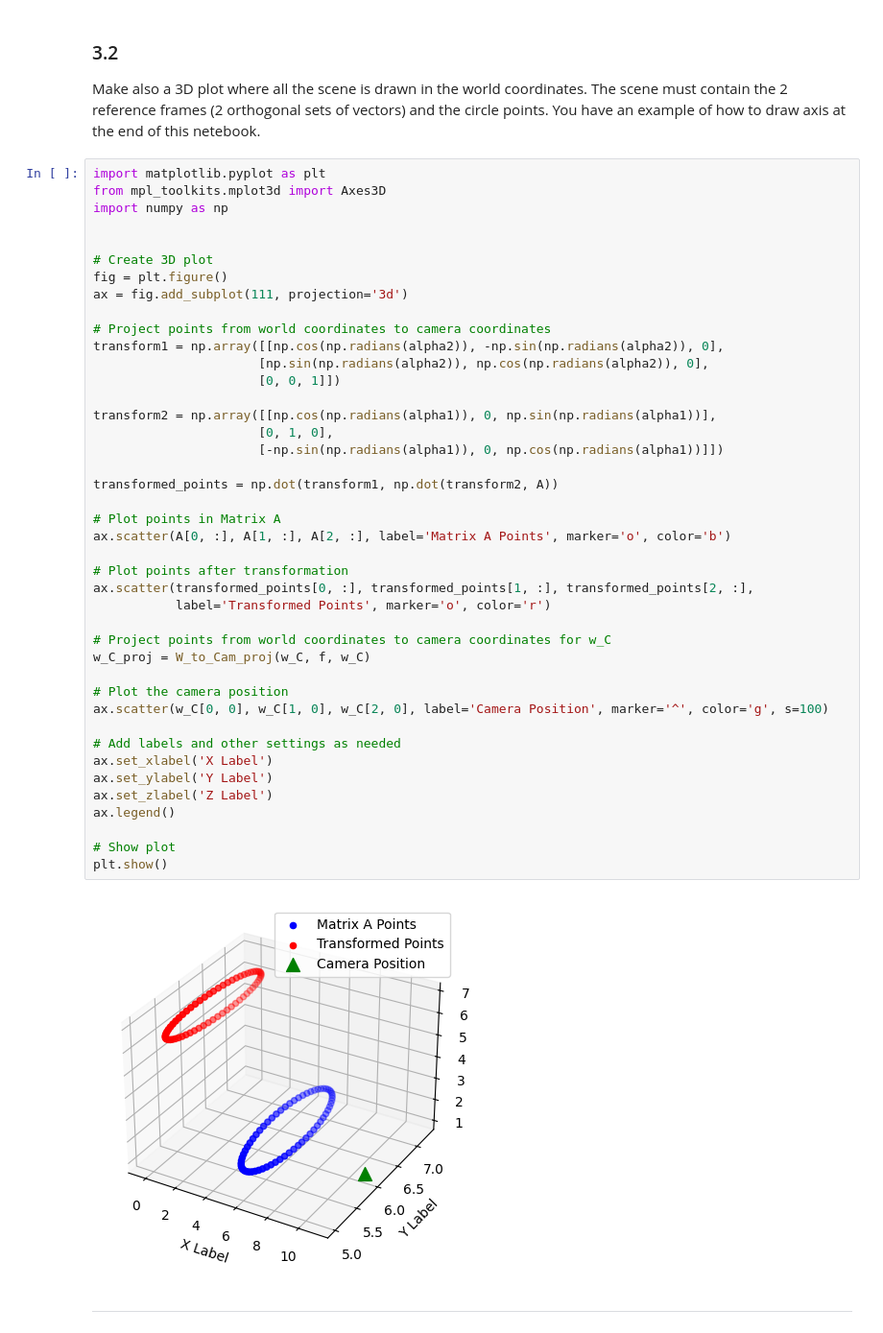
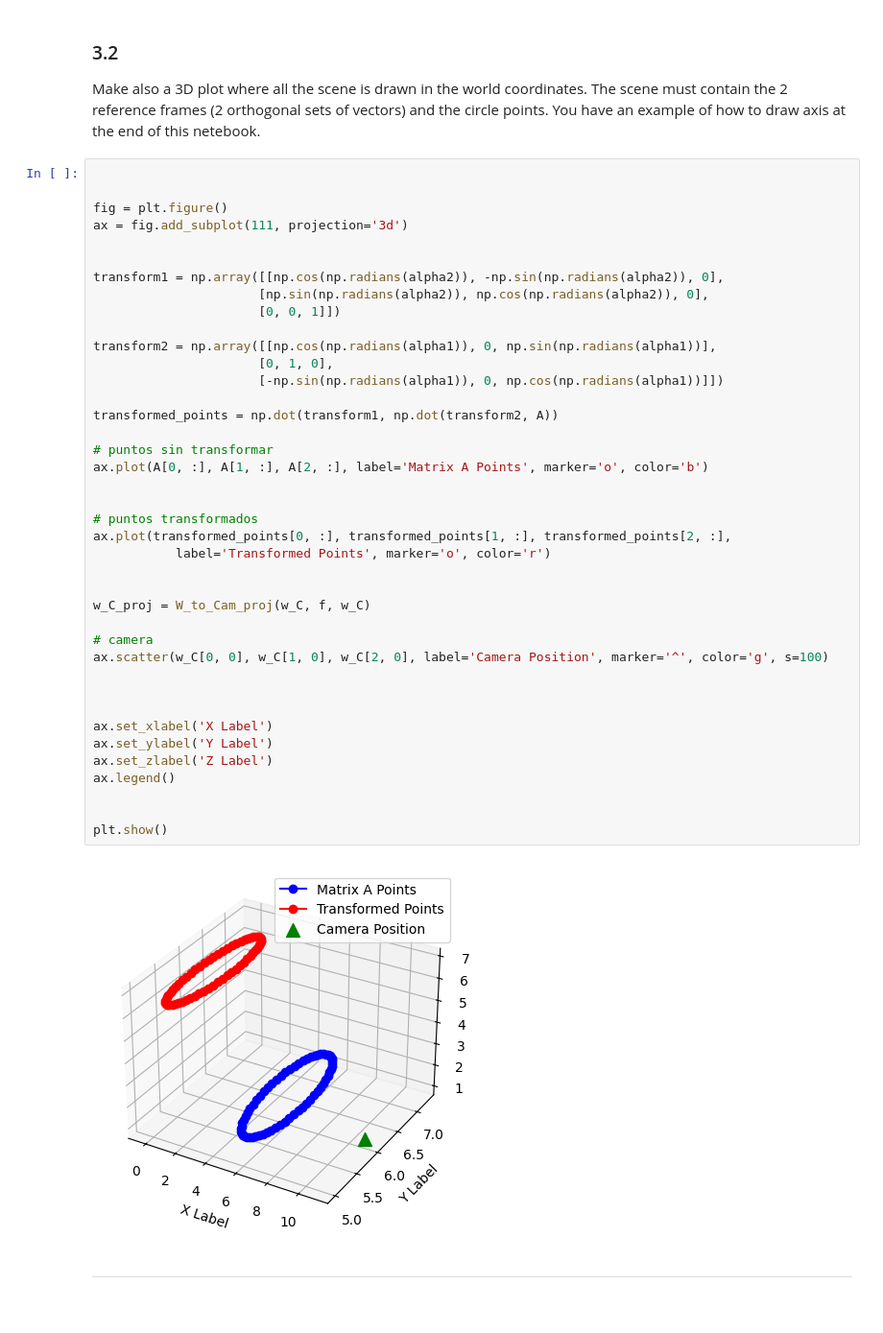
Before and after one commit to Caracoles-cansados/mathsVJ_project, a Jupyter notebook: lab3/lab3.ipynb, the cells around one changed output. Shown: that part at 96% size. Cells and saved outputs as stored; diff of their text form.

```diff
--- a/lab3/lab3.ipynb
+++ b/lab3/lab3.ipynb
@@ -277,49 +274,47 @@ plt.show()
 ### 3.2
 Make also a 3D plot where all the scene is drawn in the world coordinates. The scene must contain the 2 reference frames (2 orthogonal sets of vectors) and the circle points. You have an example of how to draw axis at the end of this netebook.
 # %%
-import matplotlib.pyplot as plt
-from mpl_toolkits.mplot3d import Axes3D
-import numpy as np
 
 
-# Create 3D plot
 fig = plt.figure()
 ax = fig.add_subplot(111, projection='3d')
 
-# Project points from world coordinates to camera coordinates
+
 transform1 = np.array([[np.cos(np.radians(alpha2)), -np.sin(np.radians(alpha2)), 0],
                       [np.sin(np.radians(alpha2)), np.cos(np.radians(alpha2)), 0],
                       [0, 0, 1]])
 
 transform2 = np.array([[np.cos(np.radians(alpha1)), 0, np.sin(np.radians(alpha1))],
                       [0, 1, 0],
                       [-np.sin(np.radians(alpha1)), 0, np.cos(np.radians(alpha1))]])
 
 transformed_points = np.dot(transform1, np.dot(transform2, A))
 
-# Plot points in Matrix A
-ax.scatter(A[0, :], A[1, :], A[2, :], label='Matrix A Points', marker='o', color='b')
+# puntos sin transformar
+ax.plot(A[0, :], A[1, :], A[2, :], label='Matrix A Points', marker='o', color='b')
 
-# Plot points after transformation
-ax.scatter(transformed_points[0, :], transformed_points[1, :], transformed_points[2, :],
+
+# puntos transformados
+ax.plot(transformed_points[0, :], transformed_points[1, :], transformed_points[2, :],
            label='Transformed Points', marker='o', color='r')
 
-# Project points from world coordinates to camera coordinates for w_C
+
 w_C_proj = W_to_Cam_proj(w_C, f, w_C)
 
-# Plot the camera position
+# camera
 ax.scatter(w_C[0, 0], w_C[1, 0], w_C[2, 0], label='Camera Position', marker='^', color='g', s=100)
 
-# Add labels and other settings as needed
+
+
 ax.set_xlabel('X Label')
 ax.set_ylabel('Y Label')
 ax.set_zlabel('Z Label')
 ax.legend()
 
-# Show plot
+
 plt.show()
 # %% [output]
-[figure, old version]
+[figure, new version]
 # %% [markdown]
 ---
 # %% [markdown]
```
Also changed, not shown: parts of 4 cells of this notebook, 1 other file.
